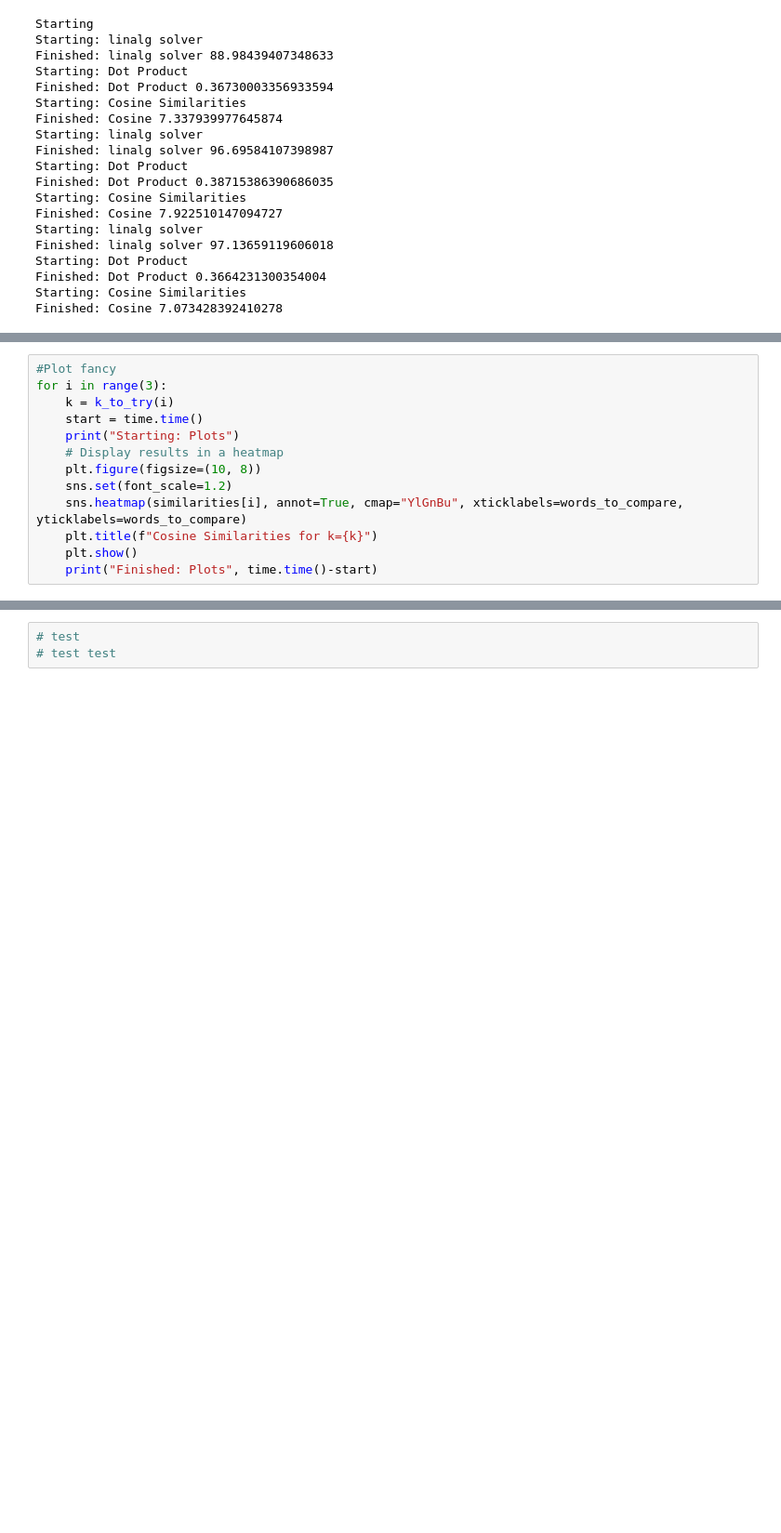
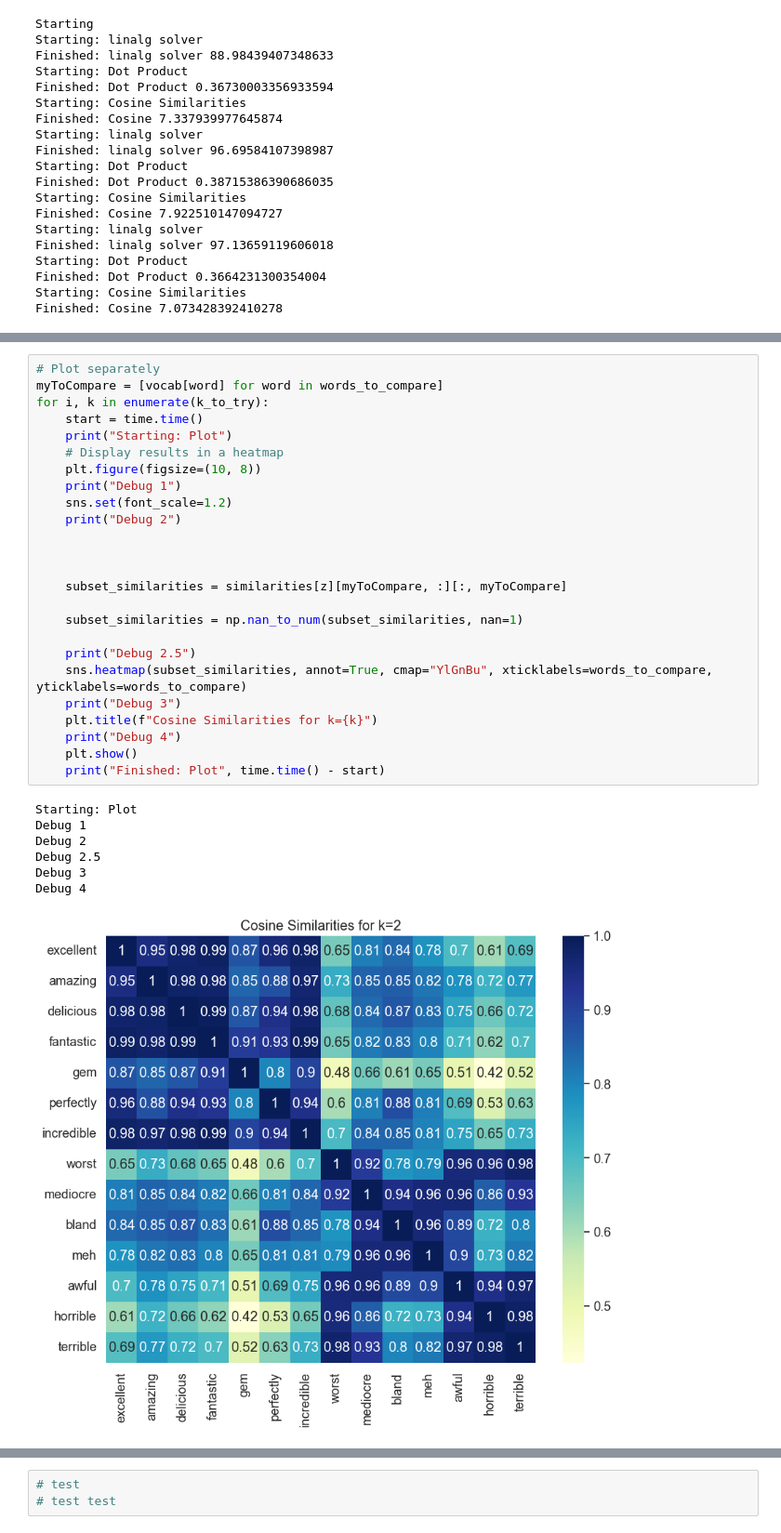
Before and after one commit to sweldensj2/COMS4771HW4_jws2215, a Jupyter notebook: HW4.ipynb, the cells around one changed output, grey strips where cells are left out. Shown at 93% size. Cells and saved outputs as stored; diff of their text form; blank space fills up the shorter version.

```diff
--- a/HW4.ipynb
+++ b/HW4.ipynb
@@ -282,13 +282,33 @@ terrible       0.891          0.850          0.979          0.921          0.969
 # %%
-#Plot fancy
-for i in range(3):
-    k = k_to_try(i)
+# Plot separately
+myToCompare = [vocab[word] for word in words_to_compare]
+for i, k in enumerate(k_to_try):
     start = time.time()
-    print("Starting: Plots")
+    print("Starting: Plot")
     # Display results in a heatmap
     plt.figure(figsize=(10, 8))
+    print("Debug 1")
     sns.set(font_scale=1.2)
-    sns.heatmap(similarities[i], annot=True, cmap="YlGnBu", xticklabels=words_to_compare, yticklabels=words_to_compare)
+    print("Debug 2")
+
+
+
+    subset_similarities = similarities[z][myToCompare, :][:, myToCompare]
+
+    subset_similarities = np.nan_to_num(subset_similarities, nan=1)
+
+    print("Debug 2.5")
+    sns.heatmap(subset_similarities, annot=True, cmap="YlGnBu", xticklabels=words_to_compare, yticklabels=words_to_compare)
+    print("Debug 3")
     plt.title(f"Cosine Similarities for k={k}")
+    print("Debug 4")
     plt.show()
-    print("Finished: Plots", time.time()-start)
+    print("Finished: Plot", time.time() - start)
+# %% [output]
+Starting: Plot
+Debug 1
+Debug 2
+Debug 2.5
+Debug 3
+Debug 4
+[figure, added]
```
Also changed, not shown: parts of 3 cells of this notebook.
